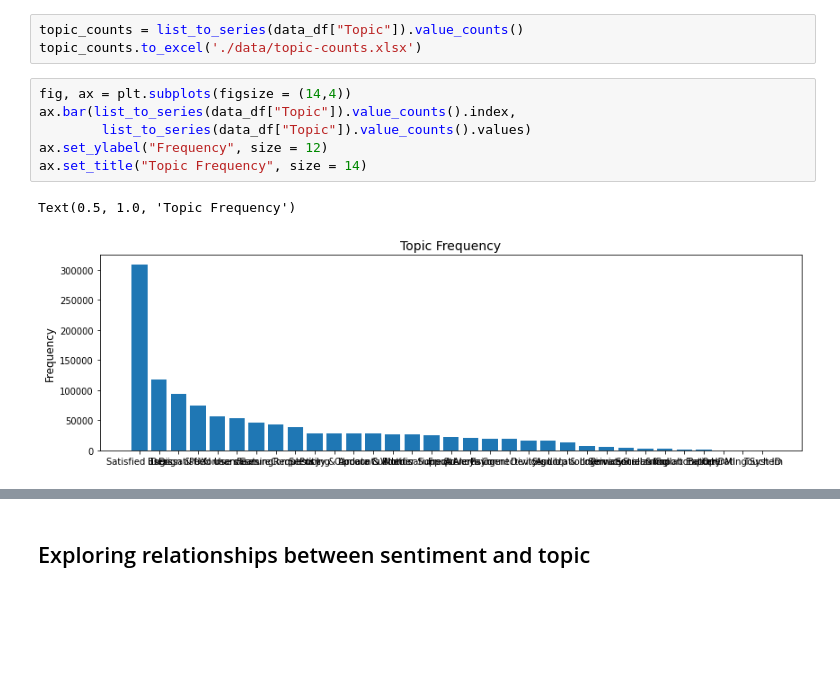
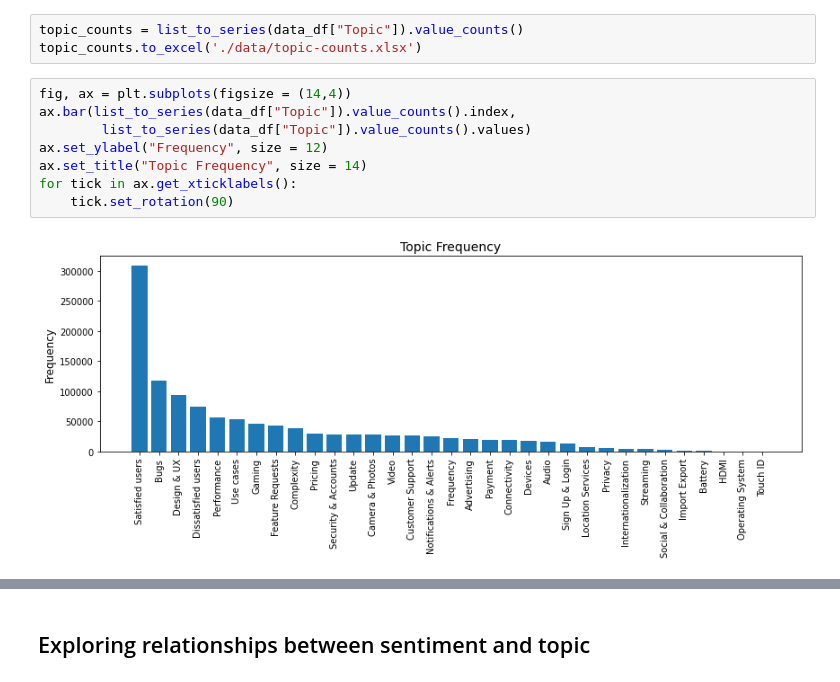
Before and after one commit to prestrepoh/NLP-techniques-for-topic-extraction, a Jupyter notebook: data-exploration.ipynb, the cells around one changed output, grey strips where cells are left out. Cells and saved outputs as stored; diff of their text form; blank space fills up the shorter version.

```diff
--- a/data-exploration.ipynb
+++ b/data-exploration.ipynb
@@ -24,9 +24,10 @@ topic_counts.to_excel('./data/topic-counts.xlsx')
 # %%
 fig, ax = plt.subplots(figsize = (14,4))
 ax.bar(list_to_series(data_df["Topic"]).value_counts().index,
         list_to_series(data_df["Topic"]).value_counts().values)
 ax.set_ylabel("Frequency", size = 12)
 ax.set_title("Topic Frequency", size = 14)
+for tick in ax.get_xticklabels():
+    tick.set_rotation(90)
 # %% [output]
-Text(0.5, 1.0, 'Topic Frequency')
-[figure, old version]
+[figure, new version]
```
Also changed, not shown: parts of 4 cells of this notebook.
